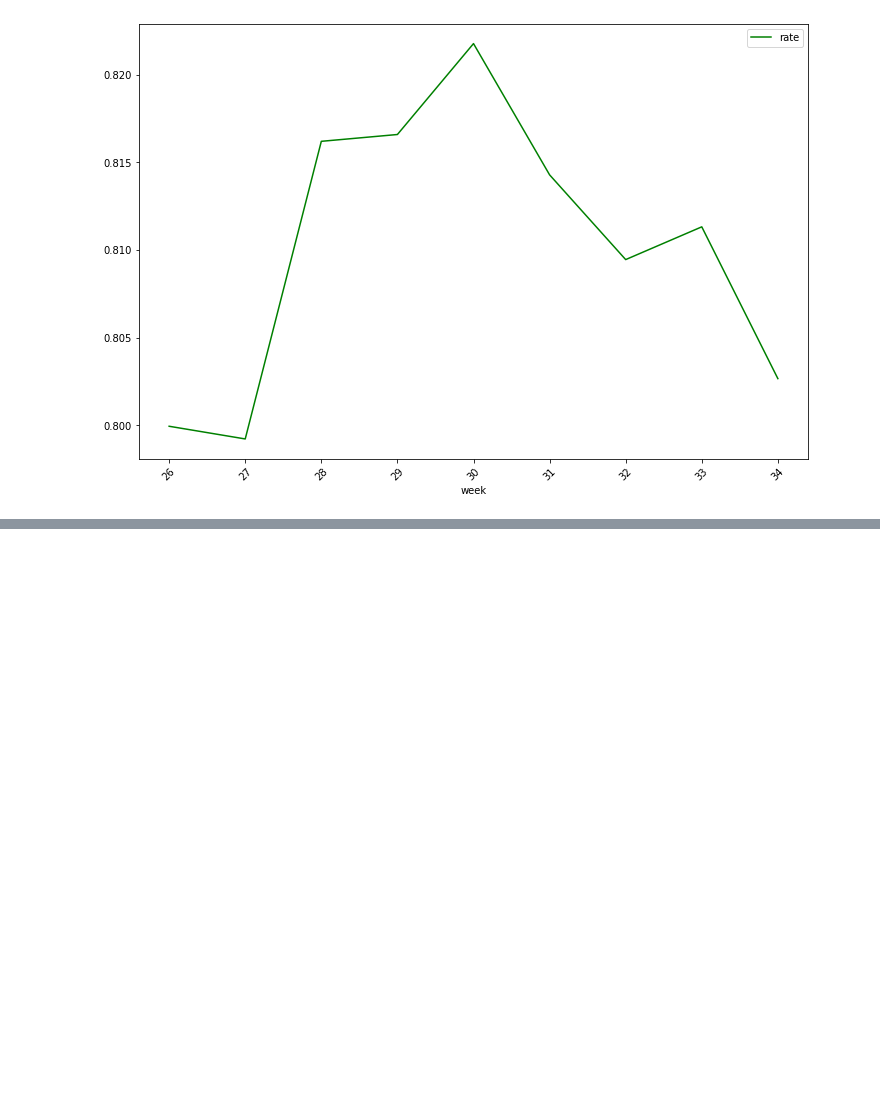
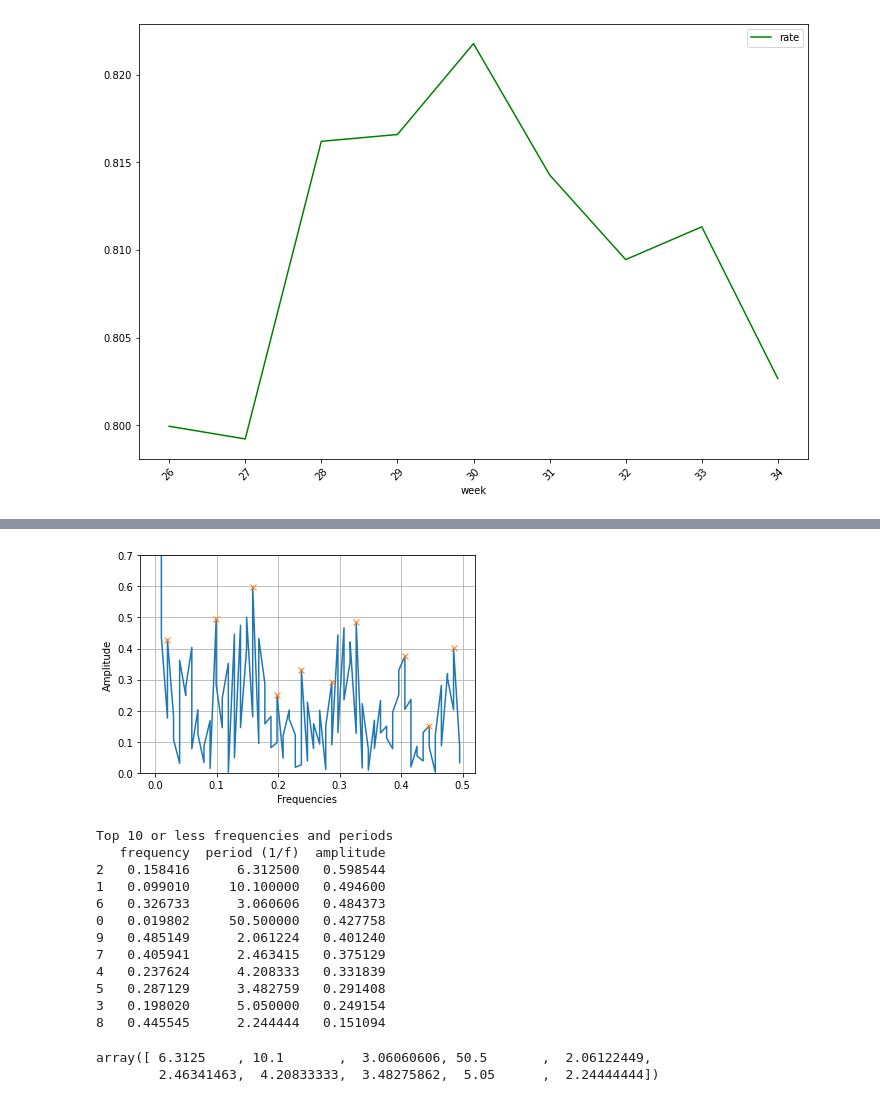
Before and after one commit to YinghuiJiang/Computational-Social-Media-Project, a Jupyter notebook: sentiment_analysis.ipynb, the cells around one changed output, grey strips where cells are left out. Saved outputs shown, nothing was run; the diff lists cells and outputs as text; code cells hidden in the pictures; blank space fills up the shorter version.

```diff
--- a/sentiment_analysis.ipynb
+++ b/sentiment_analysis.ipynb
@@ -443,0 +414,58 @@ ax7.legend()
+# %%
+# compute top frequecies
+def top_frequencies(postive_all, n_tops, plot=False):
+    x = positive_all.index.to_list()
+    y = positive_all.to_list()
+    # Number of sample points
+    N = len(x)
+    # Window the signal to reduce spectral leakage in the FFT
+    window = get_window('hann', N)
+    # Compute Fourier transform of signal
+    yf = rfft(y * window)
+    xf = rfftfreq(N)
+
+    # Convert Fourier output to real-valued amplitudes
+    amplitudes = np.abs(yf)
+
+    # Find significant peaks (using min distance between neighbouring peaks)
+    peaks, _ = find_peaks(amplitudes, distance=N*.07)
+
+    #Get top n_tops frequencies (and periods)
+    fourier_peaks = np.array(tuple(zip(xf[peaks], 1/xf[peaks], amplitudes[peaks])))
+
+    # Create DataFrame
+    fourier_df = pd.DataFrame(fourier_peaks, columns = ['frequency', 'period (1/f)', 'amplitude'])
+
+    # Sort in descending order
+    fourier_df_sorted = fourier_df.sort_values(by='amplitude', ascending=False).head(n_tops)
+    tops = fourier_df_sorted['period (1/f)'].to_numpy()
+    if plot:
+        plt.plot(xf, amplitudes)
+        plt.plot(xf[peaks], amplitudes[peaks], "x")
+        plt.ylim(0,0.7)
+        plt.xlabel('Frequencies')
+        plt.ylabel('Amplitude')
+        plt.grid()
+        plt.show()
+        print("Top {} or less frequencies and periods".format(n_tops))
+        print(fourier_df_sorted)
+
+    return tops
+# %%
+top_frequencies(positive_all,10,plot=True)
+# %% [output]
+[figure, added]
+Top 10 or less frequencies and periods
+   frequency  period (1/f)  amplitude
+2   0.158416      6.312500   0.598544
+1   0.099010     10.100000   0.494600
+6   0.326733      3.060606   0.484373
+0   0.019802     50.500000   0.427758
+9   0.485149      2.061224   0.401240
+7   0.405941      2.463415   0.375129
+4   0.237624      4.208333   0.331839
+5   0.287129      3.482759   0.291408
+3   0.198020      5.050000   0.249154
+8   0.445545      2.244444   0.151094
+array([ 6.3125    , 10.1       ,  3.06060606, 50.5       ,  2.06122449,
+        2.46341463,  4.20833333,  3.48275862,  5.05      ,  2.24444444])
```
Also changed, not shown: parts of 42 cells of this notebook, 1 other file.
